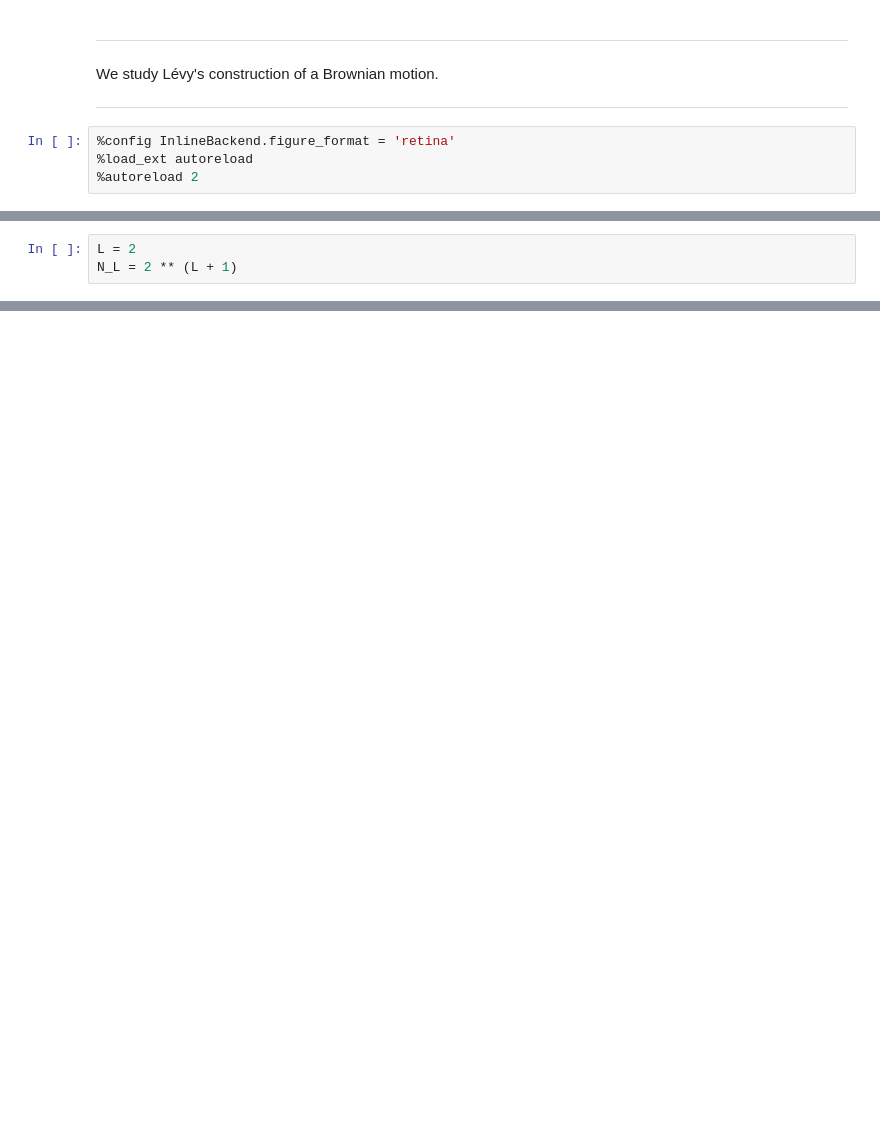
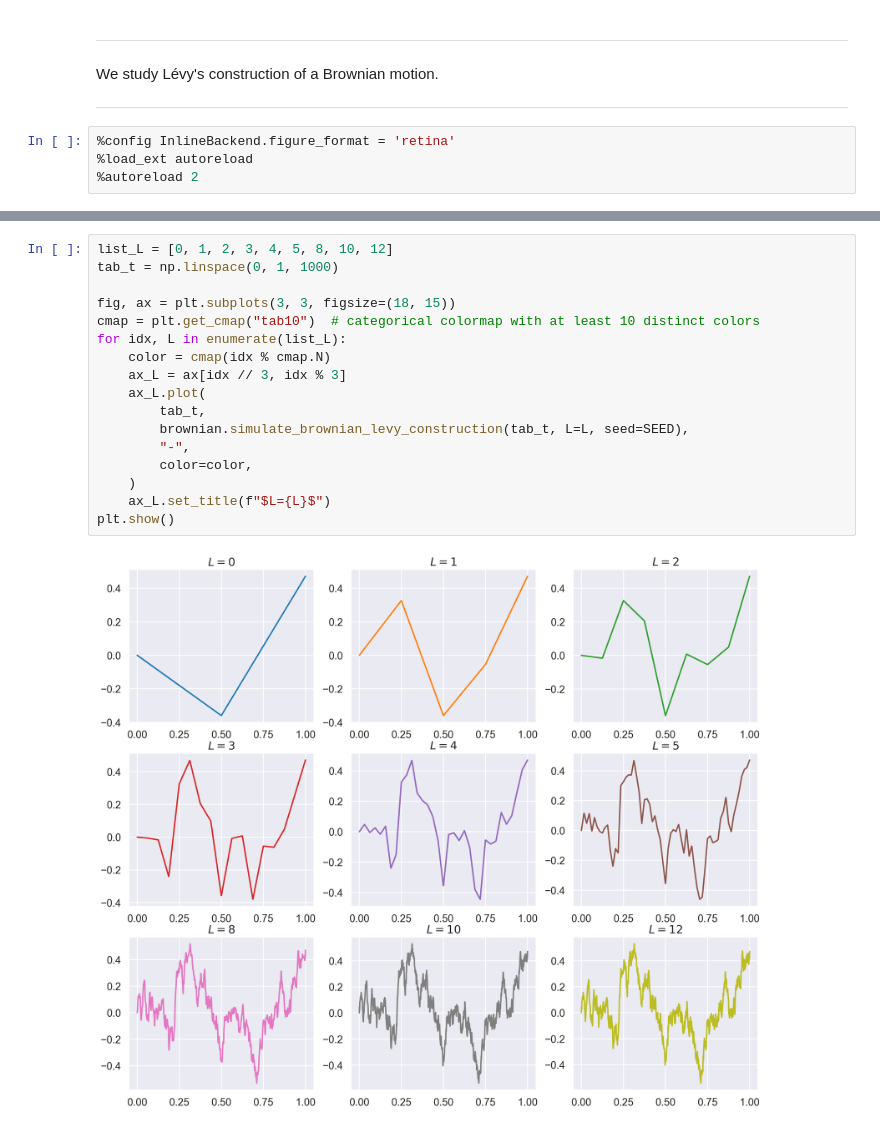
Before and after one commit to fbourgey/quant-examples, a Jupyter notebook: levy_construction_brownian_motion.ipynb, the cells around one changed output, grey strips where cells are left out. Cells and saved outputs as stored; diff of their text form; blank space fills up the shorter version.

```diff
--- a/levy_construction_brownian_motion.ipynb
+++ b/levy_construction_brownian_motion.ipynb
@@ -28,3 +20,0 @@ $$
-# %%
-L = 2
-N_L = 2 ** (L + 1)
@@ -91,0 +98,19 @@ plt.show()
+# %%
+list_L = [0, 1, 2, 3, 4, 5, 8, 10, 12]
+tab_t = np.linspace(0, 1, 1000)
+
+fig, ax = plt.subplots(3, 3, figsize=(18, 15))
+cmap = plt.get_cmap("tab10")  # categorical colormap with at least 10 distinct colors
+for idx, L in enumerate(list_L):
+    color = cmap(idx % cmap.N)
+    ax_L = ax[idx // 3, idx % 3]
+    ax_L.plot(
+        tab_t,
+        brownian.simulate_brownian_levy_construction(tab_t, L=L, seed=SEED),
+        "-",
+        color=color,
+    )
+    ax_L.set_title(f"$L={L}$")
+plt.show()
+# %% [output]
+[figure, added]
```
Also changed, not shown: parts of 11 cells of this notebook, 1 other file.
